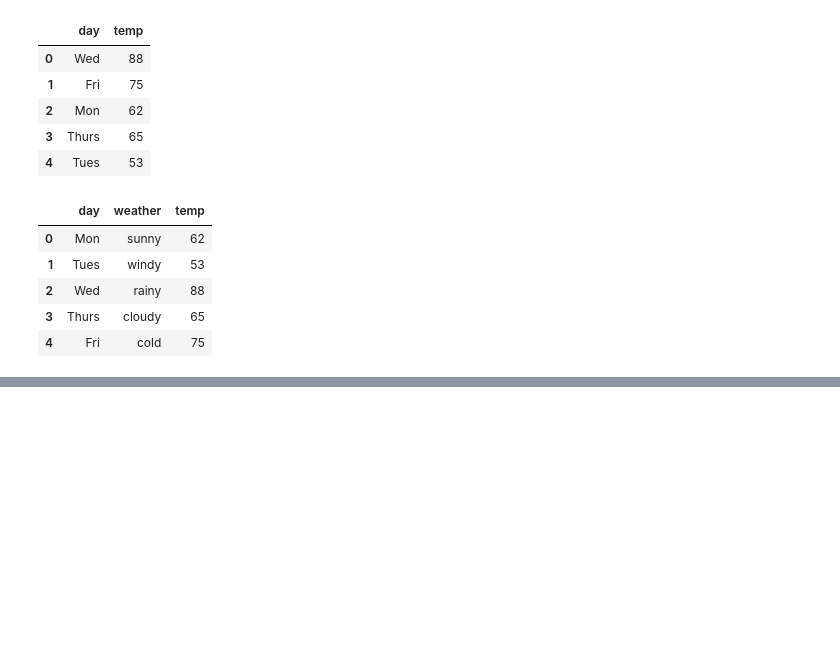
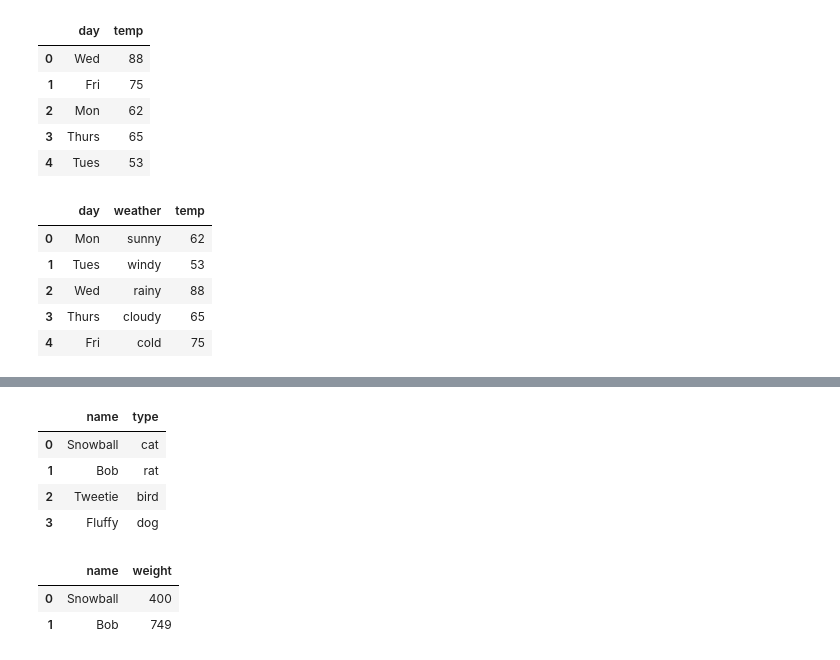
Before and after one commit to Vasanta2002/Sprint_1_git, a Jupyter notebook: sp1_M3.ipynb, the cells around one changed output, grey strips where cells are left out. Cells and saved outputs as stored; diff of their text form; code cells hidden in the pictures; blank space fills up the shorter version.

```diff
--- a/sp1_M3.ipynb
+++ b/sp1_M3.ipynb
@@ -189,0 +215,18 @@ display(df3)
+# %%
+df6 = pd.DataFrame({'name': ['Snowball', 'Bob', 'Tweetie', 'Fluffy'],
+                   'type': ['cat', 'rat', 'bird', 'dog']})
+
+df7 = pd.DataFrame({'name': ['Snowball', 'Bob'],
+                   'weight': [400, 749]})
+
+# Display before merging
+display(df6); display(df7)
+# %% [output]
+|  | name | type |
+| 0 | Snowball | cat |
+| 1 | Bob | rat |
+| 2 | Tweetie | bird |
+| 3 | Fluffy | dog |
+|  | name | weight |
+| 0 | Snowball | 400 |
+| 1 | Bob | 749 |
```
Also changed, not shown: parts of 3 cells of this notebook.
